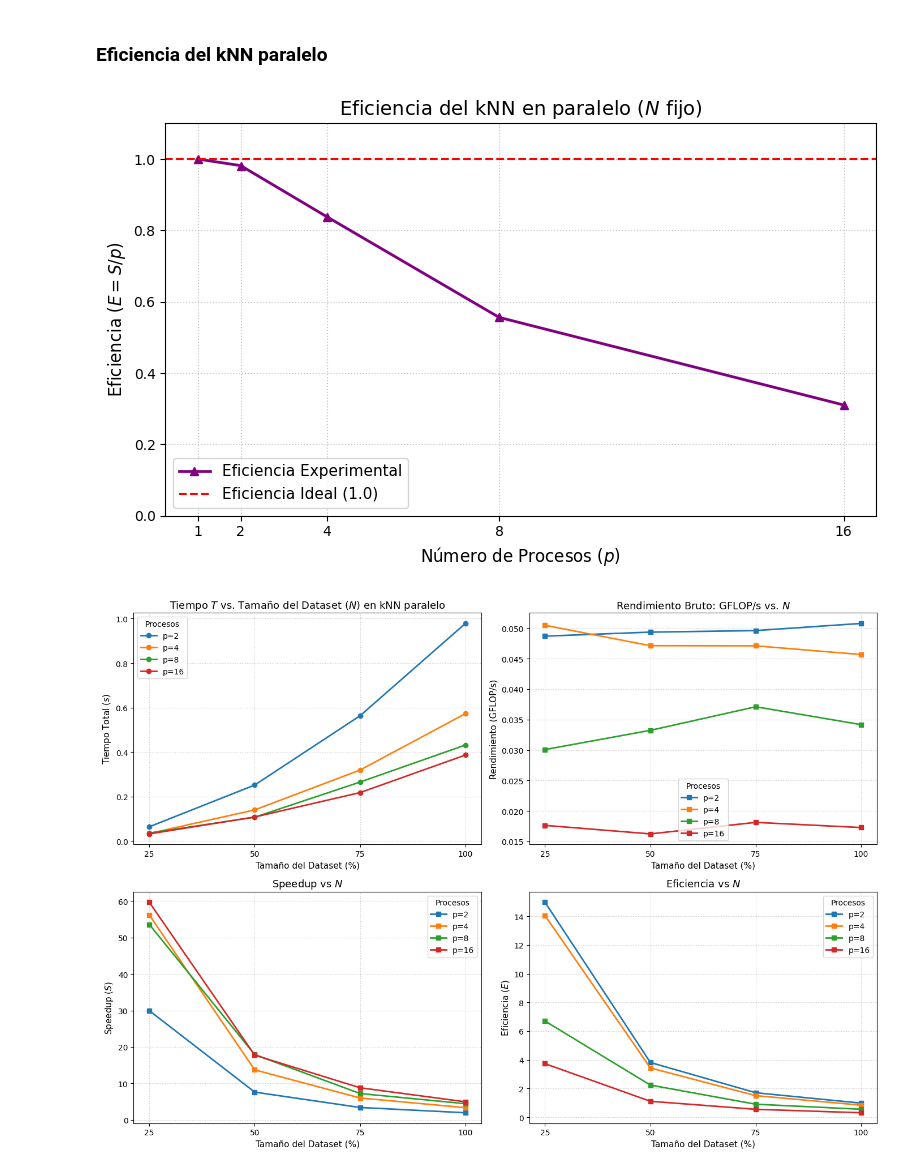
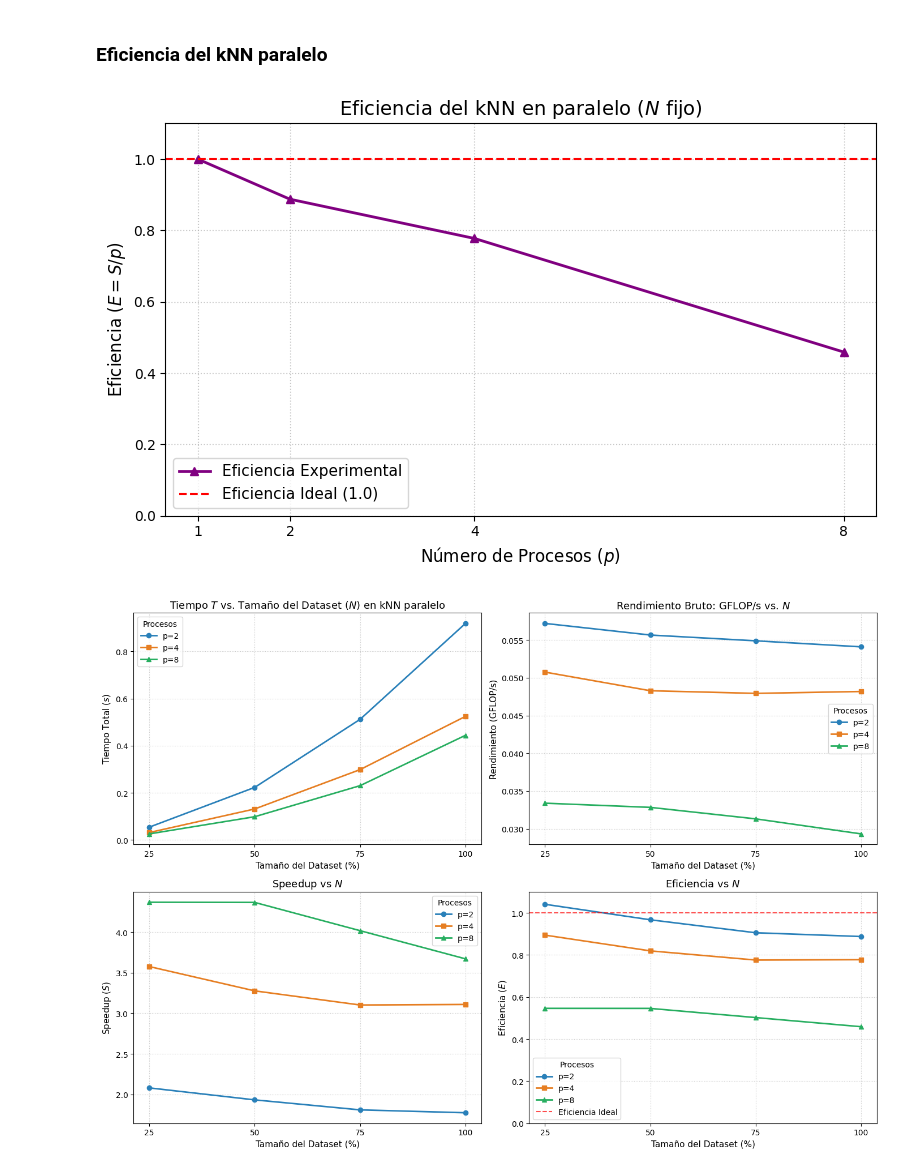
Before and after one commit to JoseFrancisc0/CPD_Proyecto5_kNN, a Jupyter notebook: analisis.ipynb, the cells around one changed output. Drawn from its saved outputs; the diff is of its cells as text; code cells hidden in the pictures.

```diff
--- a/analisis.ipynb
+++ b/analisis.ipynb
@@ -5,13 +5,7 @@ import numpy as np
 import pandas as pd
 import matplotlib.pyplot as plt
 # %%
-df1  = pd.read_csv('results/knn_results.csv')
-df2  = pd.read_csv('results/knn_results_2.csv')
-df4  = pd.read_csv('results/knn_results_4.csv')
-df8  = pd.read_csv('results/knn_results_8.csv')
-df16 = pd.read_csv('results/knn_results_16.csv')
-
-df = pd.concat([df1, df2, df4, df8, df16], ignore_index=True)
+df  = pd.read_csv('results/knn_digits_results.csv')
 df
 # %% [output]
 |  | Processes | Subset_% | N_train | N_test | T_comp (s) | T_comm (s) | T_total (s) | GFLOP/s | Accuracy |
@@ -35,7 +28,10 @@ df
 # %%
-t_s = df[df['Processes'] == 1]['T_total (s)'].values[0]
-df['Speedup'] = t_s / df['T_total (s)']
+t1_map = df[df['Processes'] == 1].set_index('Subset_%')['T_total (s)'].to_dict()
+df['T_s_base'] = df['Subset_%'].map(t1_map)
+df['Speedup'] = df['T_s_base'] / df['T_total (s)']
 df['Efficiency'] = df['Speedup'] / df['Processes']
+
+df.drop(columns=['T_s_base'], inplace=True)
 
 df_100 = df[df['Subset_%'] == 100].copy()
 df_100.reset_index(drop=True, inplace=True)
@@ -152,15 +152,23 @@ plt.legend(fontsize=11)
 plt.tight_layout()
 plt.show()
 # %% [output]
-[figure, old version]
+[figure, new version]
 # %%
 fig, ((ax1, ax2), (ax3, ax4)) = plt.subplots(2, 2, figsize=(14, 10))
 
 df_mpi_np = df[df['Processes'] > 1]
 
+estilos = {
+    2: {'marker': 'o', 'color': '#2980b9'},
+    4: {'marker': 's', 'color': '#e67e22'},
+    8: {'marker': '^', 'color': '#27ae60'}
+}
+
 for p in sorted(df_mpi_np['Processes'].unique()):
     df_p = df_mpi_np[df_mpi_np['Processes'] == p]
-    ax1.plot(df_p['Subset_%'], df_p['T_total (s)'], marker='o', linewidth=2, label=f'p={p}')
+    m = estilos.get(p, {'marker': 'x'})['marker']
+    c = estilos.get(p, {'color': 'black'})['color']
+    ax1.plot(df_p['Subset_%'], df_p['T_total (s)'], marker=m, color=c, linewidth=2, label=f'p={p}')
 
 ax1.set_title('Tiempo $T$ vs. Tamaño del Dataset ($N$) en kNN paralelo', fontsize=13)
 ax1.set_xlabel('Tamaño del Dataset (%)', fontsize=11)
@@ -171,38 +179,46 @@ ax1.legend(title='Procesos')
 
 for p in sorted(df_mpi_np['Processes'].unique()):
     df_p = df_mpi_np[df_mpi_np['Processes'] == p]
-    ax2.plot(df_p['Subset_%'], df_p['GFLOP/s'], marker='s', linewidth=2, label=f'p={p}')
+    m = estilos.get(p, {'marker': 'x'})['marker']
+    c = estilos.get(p, {'color': 'black'})['color']
+    ax2.plot(df_p['Subset_%'], df_p['GFLOP/s'], marker=m, color=c, linewidth=2, label=f'p={p}')
 
 ax2.set_title('Rendimiento Bruto: GFLOP/s vs. $N$', fontsize=13)
 ax2.set_xlabel('Tamaño del Dataset (%)', fontsize=11)
 ax2.set_ylabel('Rendimiento (GFLOP/s)', fontsize=11)
 ax2.set_xticks([25, 50, 75, 100])
 ax2.grid(True, linestyle=':', alpha=0.7)
 ax2.legend(title='Procesos')
 
 for p in sorted(df_mpi_np['Processes'].unique()):
     df_p = df_mpi_np[df_mpi_np['Processes'] == p]
-    ax3.plot(df_p['Subset_%'], df_p['Speedup'], marker='s', linewidth=2, label=f'p={p}')
+    m = estilos.get(p, {'marker': 'x'})['marker']
+    c = estilos.get(p, {'color': 'black'})['color']
+    ax3.plot(df_p['Subset_%'], df_p['Speedup'], marker=m, color=c, linewidth=2, label=f'p={p}')
 
 ax3.set_title('Speedup vs $N$', fontsize=13)
 ax3.set_xlabel('Tamaño del Dataset (%)', fontsize=11)
 ax3.set_ylabel('Speedup ($S$)', fontsize=11)
 ax3.set_xticks([25, 50, 75, 100])
 ax3.grid(True, linestyle=':', alpha=0.7)
 ax3.legend(title='Procesos')
 
 for p in sorted(df_mpi_np['Processes'].unique()):
     df_p = df_mpi_np[df_mpi_np['Processes'] == p]
-    ax4.plot(df_p['Subset_%'], df_p['Efficiency'], marker='s', linewidth=2, label=f'p={p}')
+    m = estilos.get(p, {'marker': 'x'})['marker']
+    c = estilos.get(p, {'color': 'black'})['color']
+    ax4.plot(df_p['Subset_%'], df_p['Efficiency'], marker=m, color=c, linewidth=2, label=f'p={p}')
 
+ax4.axhline(y=1.0, color='r', linestyle='--', label='Eficiencia Ideal', alpha=0.7)
 ax4.set_title('Eficiencia vs $N$', fontsize=13)
 ax4.set_xlabel('Tamaño del Dataset (%)', fontsize=11)
 ax4.set_ylabel('Eficiencia ($E$)', fontsize=11)
 ax4.set_xticks([25, 50, 75, 100])
+ax4.set_ylim(0, 1.1)
 ax4.grid(True, linestyle=':', alpha=0.7)
 ax4.legend(title='Procesos')
 
 plt.tight_layout()
 plt.show()
 # %% [output]
-[figure, old version]
+[figure, new version]
```
Also changed, not shown: parts of 7 cells of this notebook, 1 other file.
